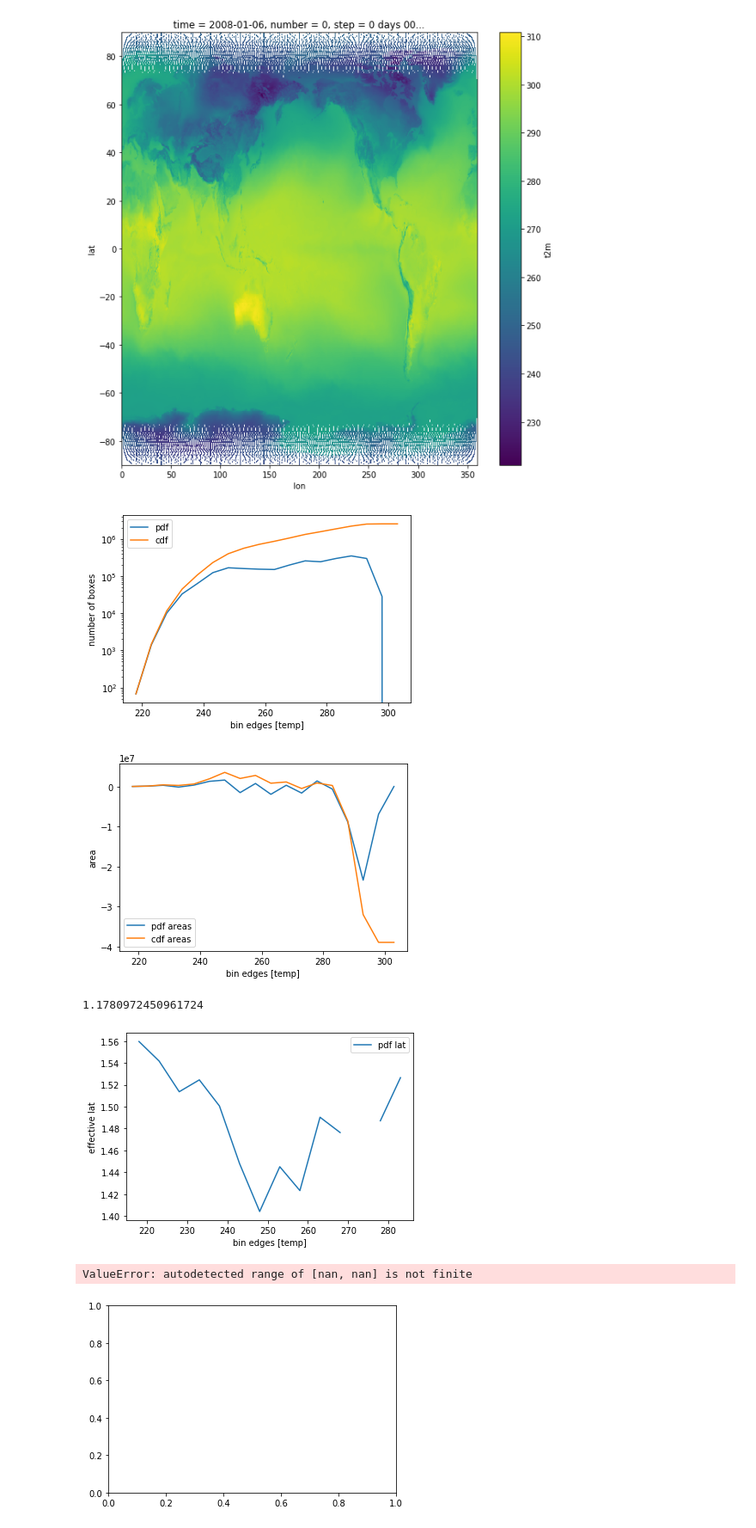
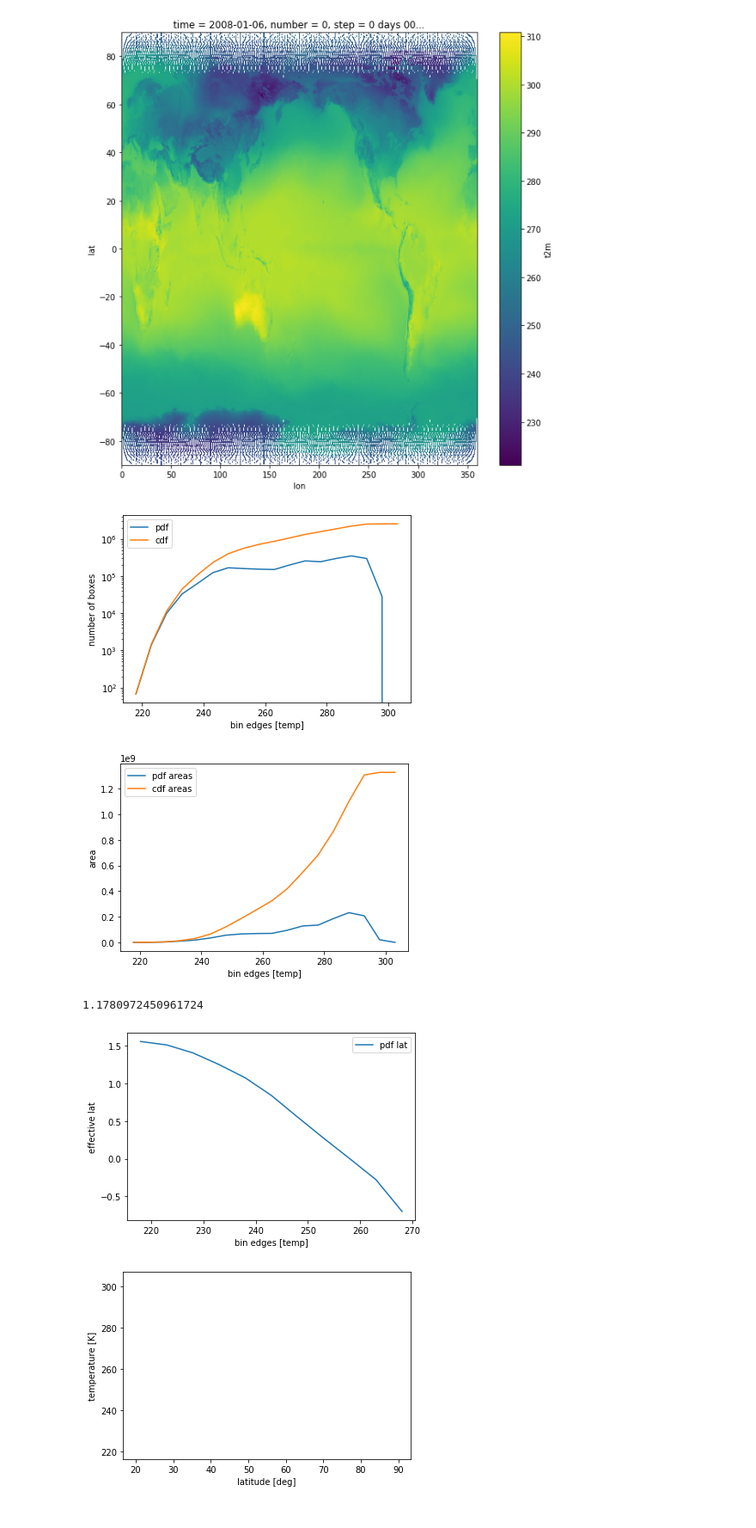
Before and after one commit to geosciences-data-practicum/reanalysis_getter, a Jupyter notebook: analysis/amandas_grid_counting.ipynb, the cells around one changed output. Shown: that part at 86% size. Drawn from its saved outputs; the diff is of its cells as text; code cells hidden in the pictures.

Commit message:
fix area calc again and attempt to group by week

```diff
--- a/analysis/amandas_grid_counting.ipynb
+++ b/analysis/amandas_grid_counting.ipynb
@@ -61,16 +69,7 @@ air_week.isel(time=5).plot()
 # %%
-Tmin = min(air_week_df.t2m)
-Tmax = max(air_week_df.t2m) #kelvin
-Tbins = range(int(Tmin),int(Tmax),5)
-
-Temp = air_week_df['t2m'][air_week_df['lat']>20] #put a cut to only look above ~mexico
-# Temp = np.linspace(Tmin,Tmax,num=100)
-# Temp += np.random.normal(loc=50,scale=50, size=100)
-
-
 #number of boxes at each temp
 pdf_boxes = np.histogram(Temp,bins=Tbins)
-plt.plot(pdf_boxes[1][:-1],pdf_boxes[0],label='pdf')
+sns.lineplot(pdf_boxes[1][:-1],pdf_boxes[0],label='pdf')
 #number of boxes below each temp
 # cdf = plt.hist(Temp,bins=Tbins,cumulative=True)
 cdf_boxes=np.cumsum(pdf_boxes[0])
@@ -83,9 +82,9 @@ plt.show()
 
 #area
 #weight entry by box area so that y axis is no longer the number of boxes, but rather the area taken up by each box
-lat = air_week_df['lat'][air_week_df['lat']>20] #np.linspace(np.pi/2.,np.pi/2.*(1-1/4.),num=100)
+lat = air_week_df['lat'][air_week_df['lat']>20]*np.pi/180. #np.linspace(np.pi/2.,np.pi/2.*(1-1/4.),num=100)
+#this is the area of each grid cell
 areas = (R_earth*dphi)**2 * np.cos(lat)
-weighted_T = Temp*areas
 pdf_areas = np.histogram(Temp,bins=Tbins,weights=areas)
 cdf_areas=np.cumsum(pdf_areas[0])
 plt.plot(pdf_areas[1][:-1],pdf_areas[0],label='pdf areas')
@@ -96,7 +95,7 @@ plt.legend()
 plt.show()
 # %% [output]
 [figure]
-[figure, old version]
+[figure, new version]
 # %%
 #convert area to effective latitude
 #A = 2piR^2 (1-sin(lat_eff))
@@ -113,15 +112,14 @@ plt.legend()
 plt.show()
 # %% [output]
 1.1780972450961724
-[figure, old version]
+[figure, new version]
 # %%
-plt.hist2d(lat,Temp, marker=',',alpha=0.001)
+plt.plot(lat,Temp, marker=',',alpha=0.001)
 plt.xlabel('latitude [deg]')
 plt.ylabel('temperature [K]')
 plt.show()
 # %% [output]
-ValueError: autodetected range of [nan, nan] is not finite
-[figure, old version]
+[figure, new version]
 # %%
 plt.plot(lat[:1000000],air_week_df['lon'][:1000000],marker=',')
 plt.xlabel('latitude')
```
Also changed, not shown: parts of 5 cells of this notebook.
